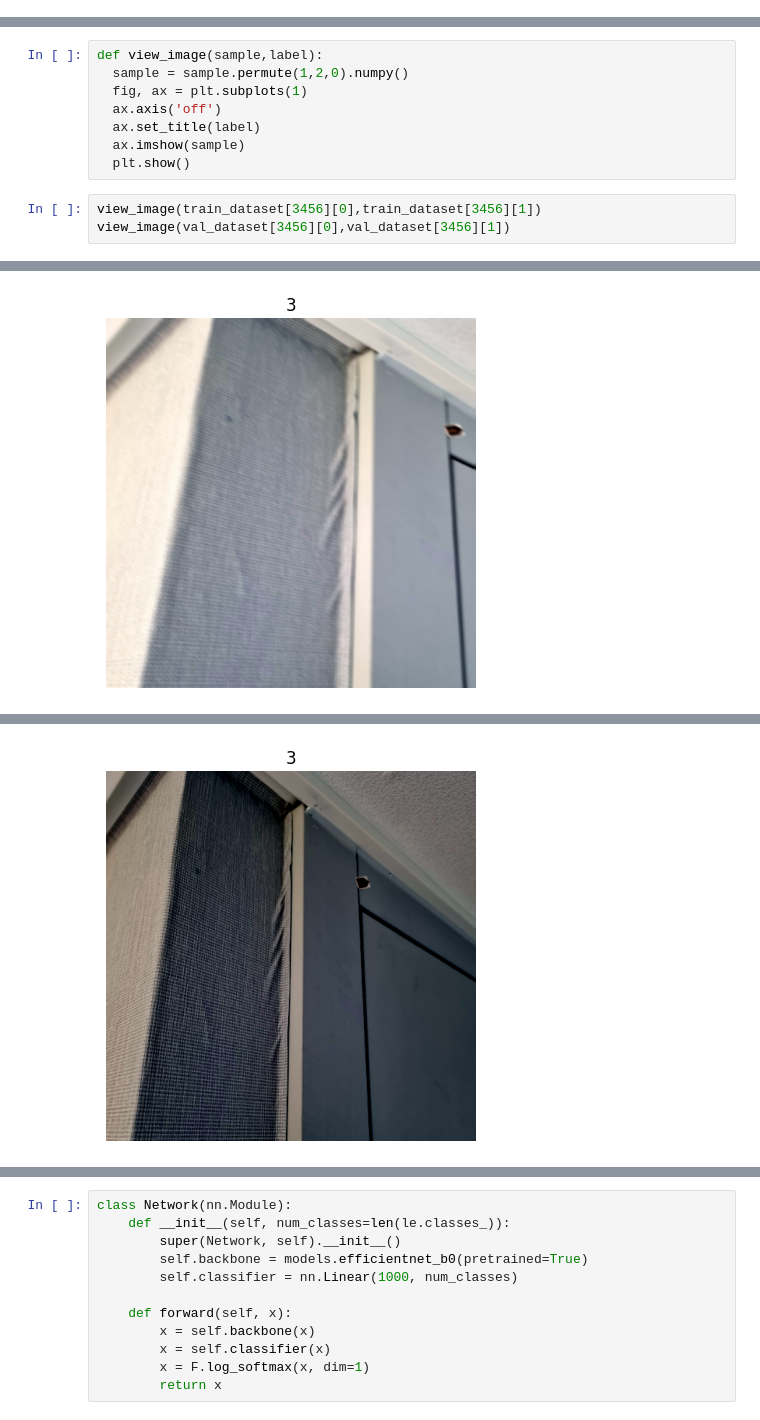
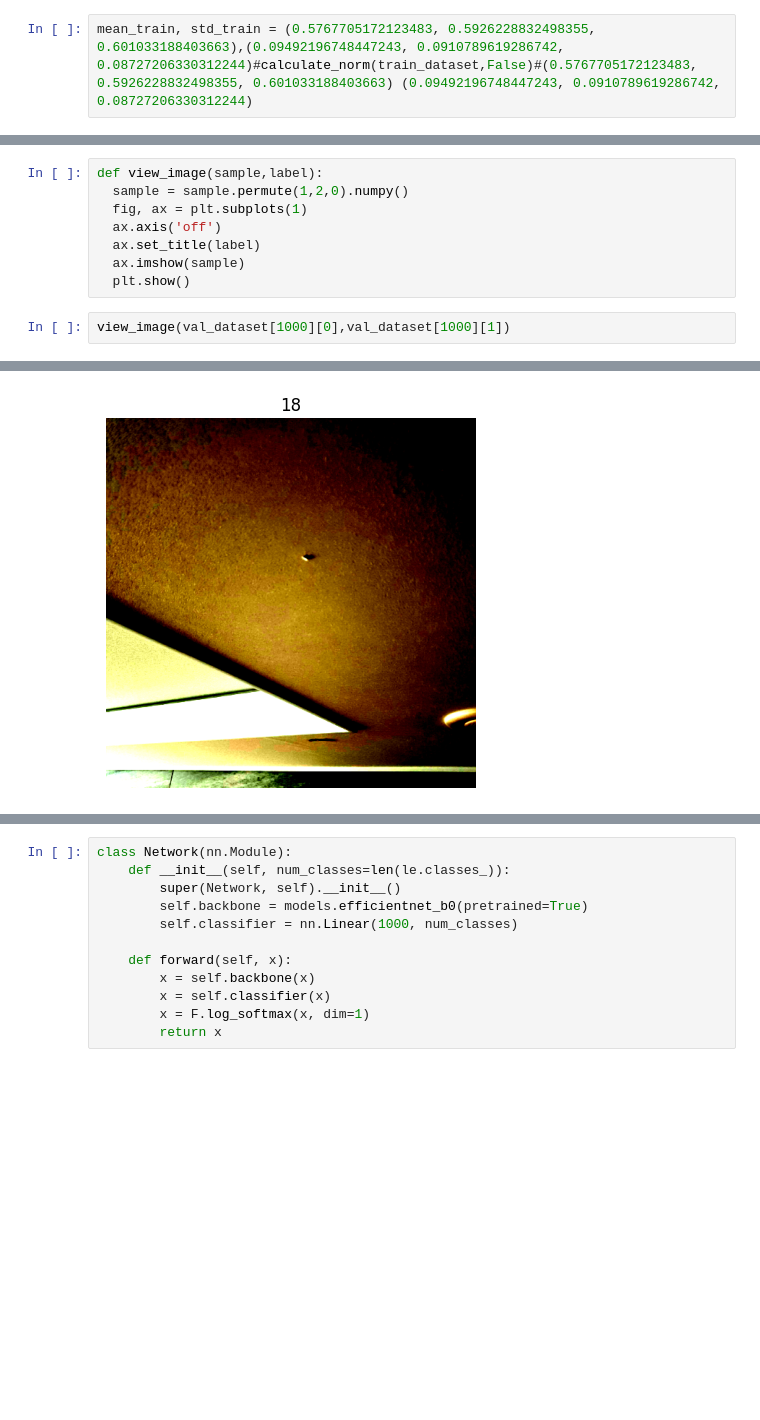
Before and after one commit to Gongsoo/Python3, a Jupyter notebook: study/paper/papering111.ipynb, the cells around one changed output, grey strips where cells are left out. Cells and saved outputs as stored; diff of their text form; blank space fills up the shorter version.

```diff
--- a/study/paper/papering111.ipynb
+++ b/study/paper/papering111.ipynb
@@ -137,3 +133,5 @@ KeyboardInterrupt: ignored
+# %%
+mean_train, std_train = (0.5767705172123483, 0.5926228832498355, 0.601033188403663),(0.09492196748447243, 0.0910789619286742, 0.08727206330312244)#calculate_norm(train_dataset,False)#(0.5767705172123483, 0.5926228832498355, 0.601033188403663) (0.09492196748447243, 0.0910789619286742, 0.08727206330312244)
 # %%
 train_rotate_transform = A.Compose([
                             A.Normalize(mean_train, std_train,max_pixel_value=255.0, always_apply=False, p=1.0),
@@ -184,6 +182,5 @@ def view_image(sample,label):
   ax.imshow(sample)
   plt.show()
 # %%
-view_image(train_dataset[3456][0],train_dataset[3456][1])
-view_image(val_dataset[3456][0],val_dataset[3456][1])
+view_image(val_dataset[1000][0],val_dataset[1000][1])
 # %% [output]
@@ -190 +188 @@ view_image(val_dataset[3456][0],val_dataset[3456][1])
-[figure, old version]
+[figure, new version]
@@ -192 +188,0 @@ WARNING:matplotlib.image:Clipping input data to the valid range for imshow with
-[figure, removed]
```
Also changed, not shown: parts of 12 cells of this notebook.
